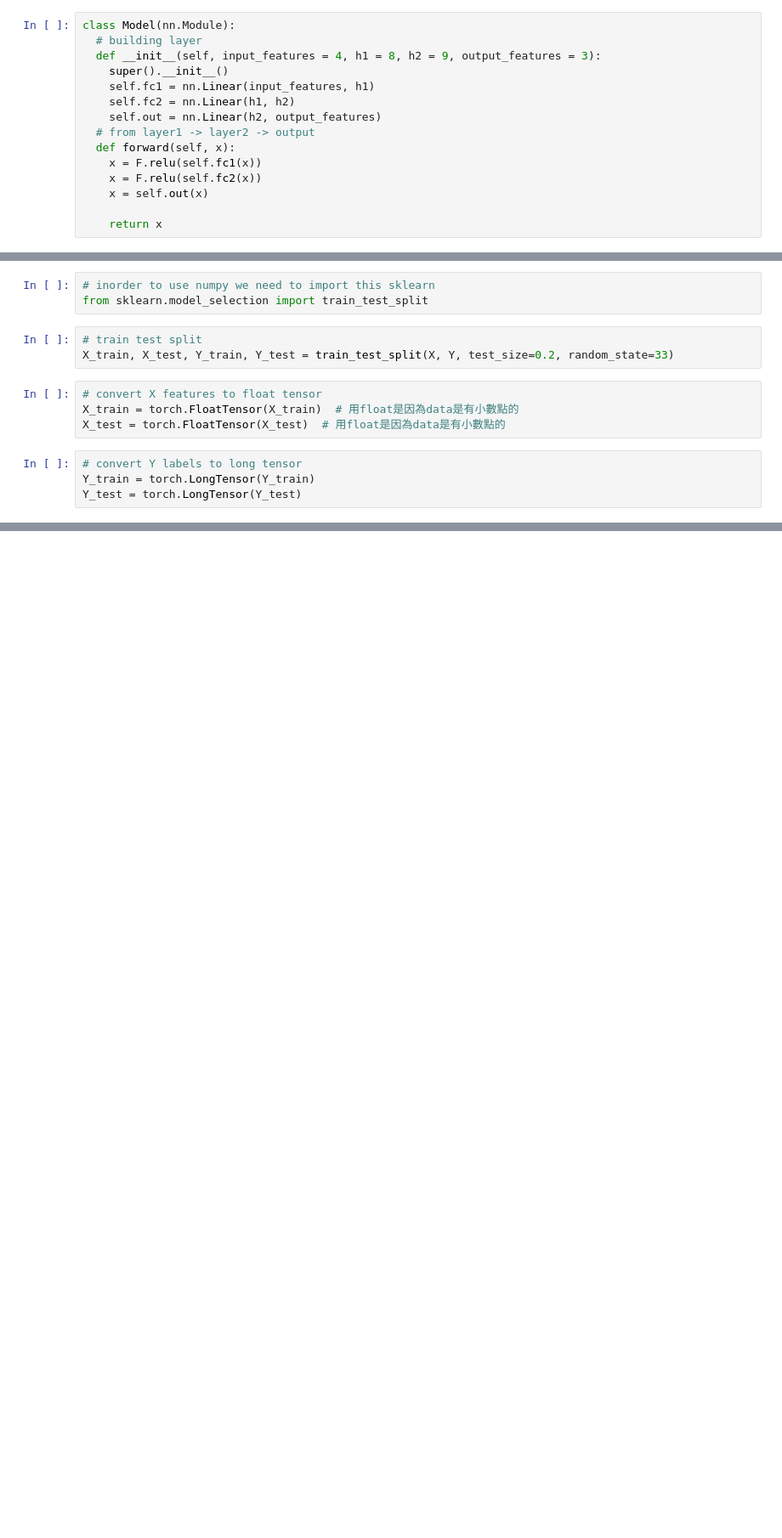
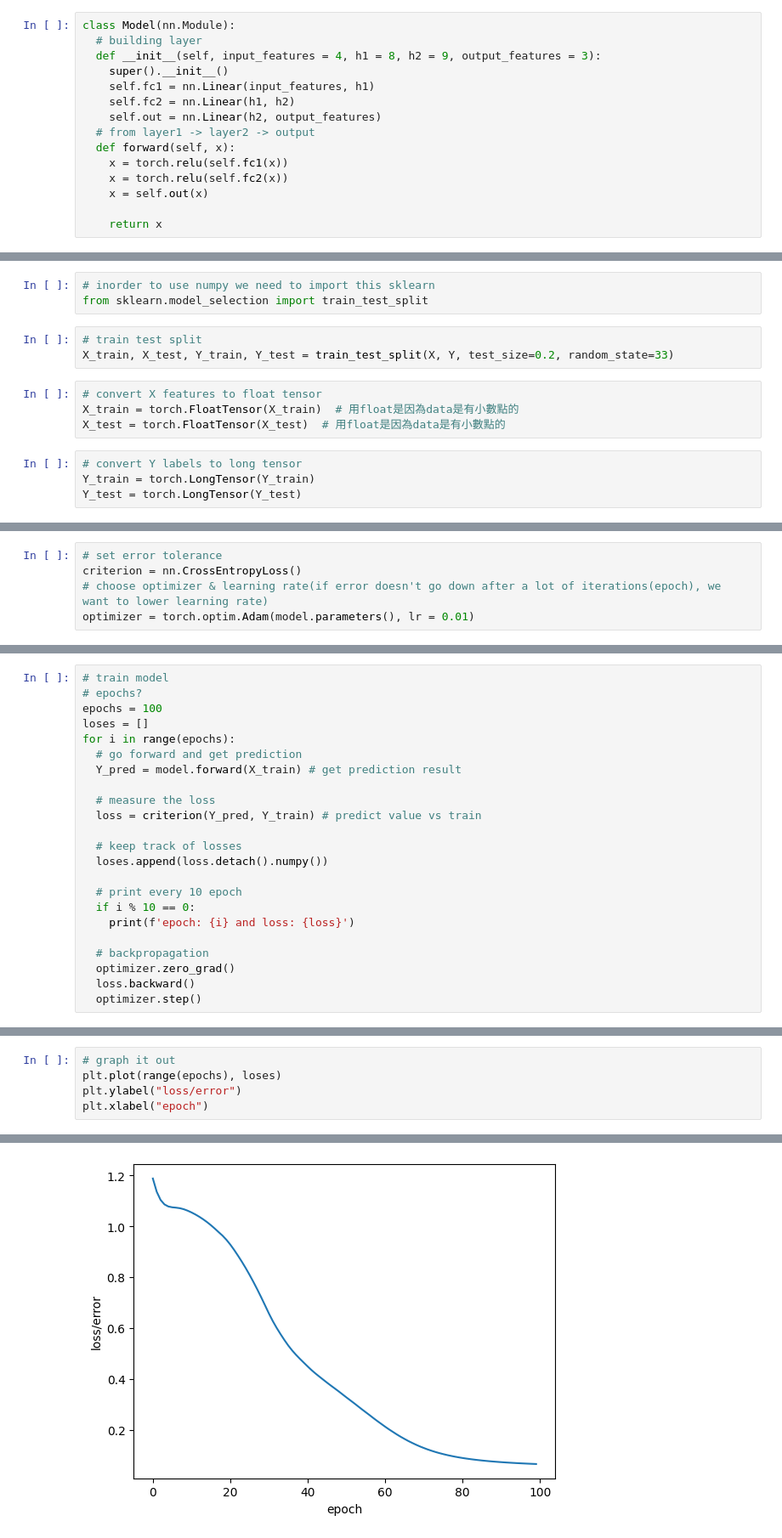
Before and after one commit to wayne540500/CNN_PyTorch, a Jupyter notebook: CNN.ipynb, the cells around one changed output, grey strips where cells are left out. Shown at 85% size. Drawn from its saved outputs; the diff is of its cells as text; blank space fills up the shorter version.

```diff
--- a/CNN.ipynb
+++ b/CNN.ipynb
@@ -14,8 +14,8 @@ class Model(nn.Module):
     self.out = nn.Linear(h2, output_features)
   # from layer1 -> layer2 -> output
   def forward(self, x):
-    x = F.relu(self.fc1(x))
-    x = F.relu(self.fc2(x))
+    x = torch.relu(self.fc1(x))
+    x = torch.relu(self.fc2(x))
     x = self.out(x)
 
     return x
@@ -113,0 +112,5 @@ Y_test = torch.LongTensor(Y_test)
+# %%
+# set error tolerance
+criterion = nn.CrossEntropyLoss()
+# choose optimizer & learning rate(if error doesn't go down after a lot of iterations(epoch), we want to lower learning rate)
+optimizer = torch.optim.Adam(model.parameters(), lr = 0.01)
@@ -113,0 +125,23 @@ Y_test = torch.LongTensor(Y_test)
+# %%
+# train model
+# epochs?
+epochs = 100
+loses = []
+for i in range(epochs):
+  # go forward and get prediction
+  Y_pred = model.forward(X_train) # get prediction result
+
+  # measure the loss
+  loss = criterion(Y_pred, Y_train) # predict value vs train
+
+  # keep track of losses
+  loses.append(loss.detach().numpy())
+
+  # print every 10 epoch
+  if i % 10 == 0:
+    print(f'epoch: {i} and loss: {loss}')
+
+  # backpropagation
+  optimizer.zero_grad()
+  loss.backward()
+  optimizer.step()
@@ -113,0 +159,6 @@ Y_test = torch.LongTensor(Y_test)
+# %%
+# graph it out
+plt.plot(range(epochs), loses)
+plt.ylabel("loss/error")
+plt.xlabel("epoch")
+# %% [output]
@@ -113,0 +166 @@ Y_test = torch.LongTensor(Y_test)
+[figure, added]
```
Also changed, not shown: parts of 8 cells of this notebook.
